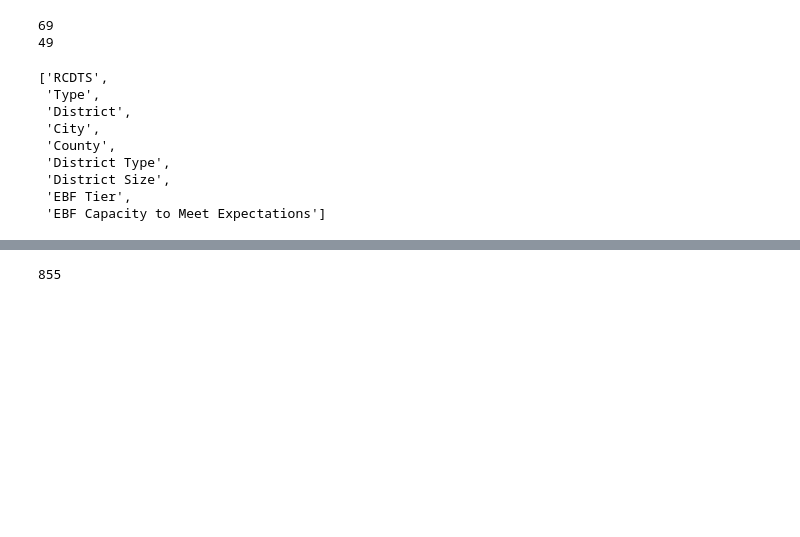
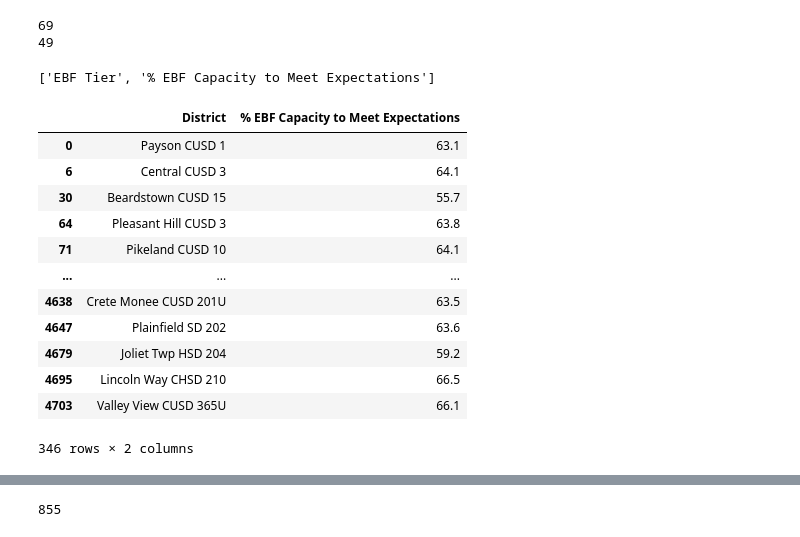
Before and after one commit to willyraedy/Ill_Edu, a Jupyter notebook: notebooks/dataGathering.ipynb, the cells around one changed output, grey strips where cells are left out. Cells and saved outputs as stored; diff of their text form; code cells hidden in the pictures; blank space fills up the shorter version.

```diff
--- a/notebooks/dataGathering.ipynb
+++ b/notebooks/dataGathering.ipynb
@@ -37,17 +37,27 @@ print(len(_2018['Financial'].columns))
 69
 49
 # %%
-[x for x in _2018['Financial'].columns if '2016' not in x]
+[x for x in _2019['Financial'].columns if 'EBF' in x]
 # %% [output]
-['RCDTS',
- 'Type',
- 'District',
- 'City',
- 'County',
- 'District Type',
- 'District Size',
- 'EBF Tier',
- 'EBF Capacity to Meet Expectations']
+['EBF Tier', '% EBF Capacity to Meet Expectations']
+# %%
+df = _2019['Financial']
+# %%
+df[(df.Type == 'District') & (df['% EBF Capacity to Meet Expectations'] > 50) & (df['% EBF Capacity to Meet Expectations'] < 67)][['District', '% EBF Capacity to Meet Expectations']]
+# %% [output]
+|  | District | % EBF Capacity to Meet Expectations |
+| 0 | Payson CUSD 1 | 63.1 |
+| 6 | Central CUSD 3 | 64.1 |
+| 30 | Beardstown CUSD 15 | 55.7 |
+| 64 | Pleasant Hill CUSD 3 | 63.8 |
+| 71 | Pikeland CUSD 10 | 64.1 |
+| ... | ... | ... |
+| 4638 | Crete Monee CUSD 201U | 63.5 |
+| 4647 | Plainfield SD 202 | 63.6 |
+| 4679 | Joliet Twp HSD 204 | 59.2 |
+| 4695 | Lincoln Way CHSD 210 | 66.5 |
+| 4703 | Valley View CUSD 365U | 66.1 |
+346 rows × 2 columns
 # %%
 def get_columns_to_omit(df1, df2):
     col_intersection = set(df1.columns).intersection(set(df2.columns))
```
Also changed, not shown: parts of 9 cells of this notebook, 6 other files.
